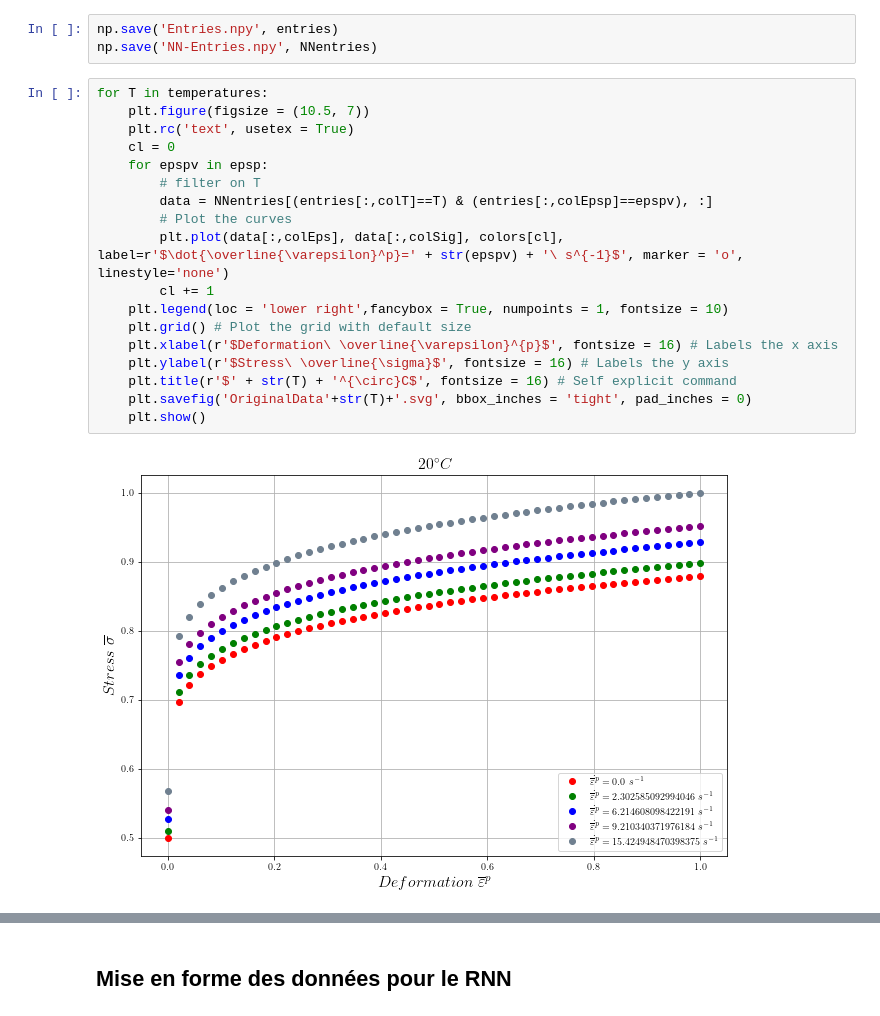
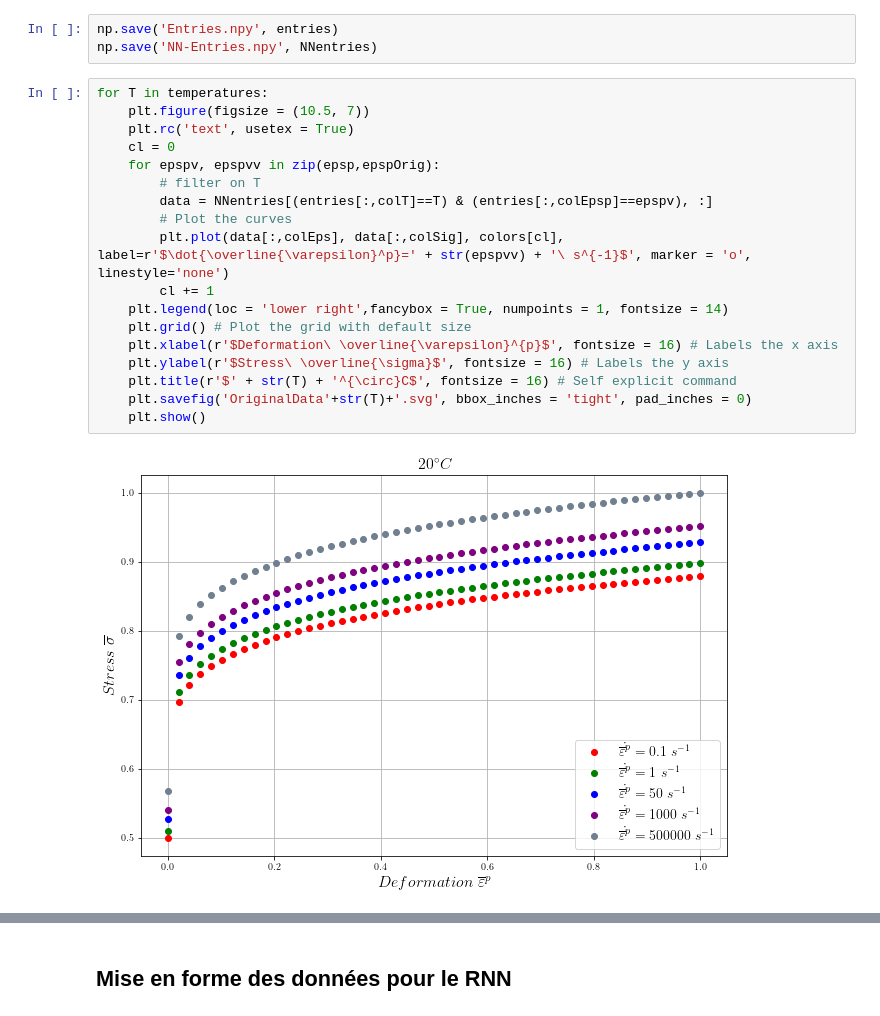
Before and after one commit to pantale/ANN-ConstitutiveLaw, a Jupyter notebook: ANN-Learning/Learning.ipynb, the cells around one changed output, grey strips where cells are left out. Drawn from its saved outputs; the diff is of its cells as text.

```diff
--- a/ANN-Learning/Learning.ipynb
+++ b/ANN-Learning/Learning.ipynb
@@ -127,20 +128,20 @@ np.save('NN-Entries.npy', NNentries)
 # %%
 for T in temperatures:
     plt.figure(figsize = (10.5, 7))
     plt.rc('text', usetex = True)
     cl = 0
-    for epspv in epsp:
+    for epspv, epspvv in zip(epsp,epspOrig):
         # filter on T
         data = NNentries[(entries[:,colT]==T) & (entries[:,colEpsp]==epspv), :]
         # Plot the curves
-        plt.plot(data[:,colEps], data[:,colSig], colors[cl], label=r'$\dot{\overline{\varepsilon}^p}=' + str(epspv) + '\ s^{-1}$', marker = 'o', linestyle='none')
+        plt.plot(data[:,colEps], data[:,colSig], colors[cl], label=r'$\dot{\overline{\varepsilon}^p}=' + str(epspvv) + '\ s^{-1}$', marker = 'o', linestyle='none')
         cl += 1
-    plt.legend(loc = 'lower right',fancybox = True, numpoints = 1, fontsize = 10)
+    plt.legend(loc = 'lower right',fancybox = True, numpoints = 1, fontsize = 14)
     plt.grid() # Plot the grid with default size
     plt.xlabel(r'$Deformation\ \overline{\varepsilon}^{p}$', fontsize = 16) # Labels the x axis
     plt.ylabel(r'$Stress\ \overline{\sigma}$', fontsize = 16) # Labels the y axis
     plt.title(r'$' + str(T) + '^{\circ}C$', fontsize = 16) # Self explicit command
     plt.savefig('OriginalData'+str(T)+'.svg', bbox_inches = 'tight', pad_inches = 0)
     plt.show()
 # %% [output]
-[figure, old version]
+[figure, new version]
```
Also changed, not shown: parts of 20 cells of this notebook.
